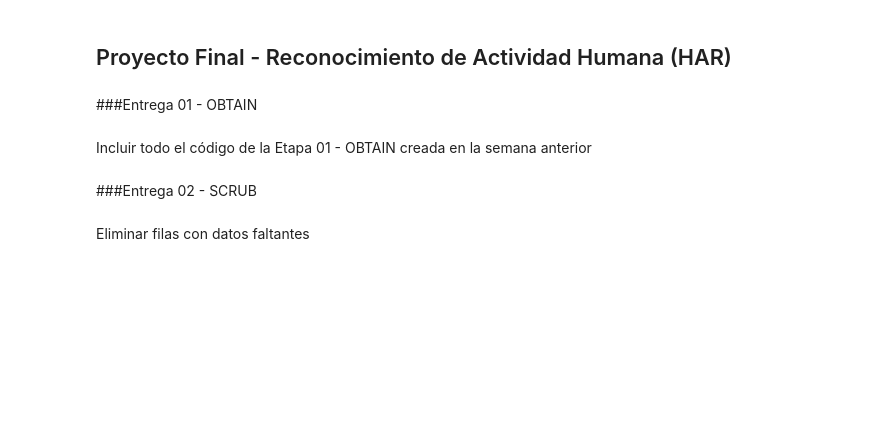
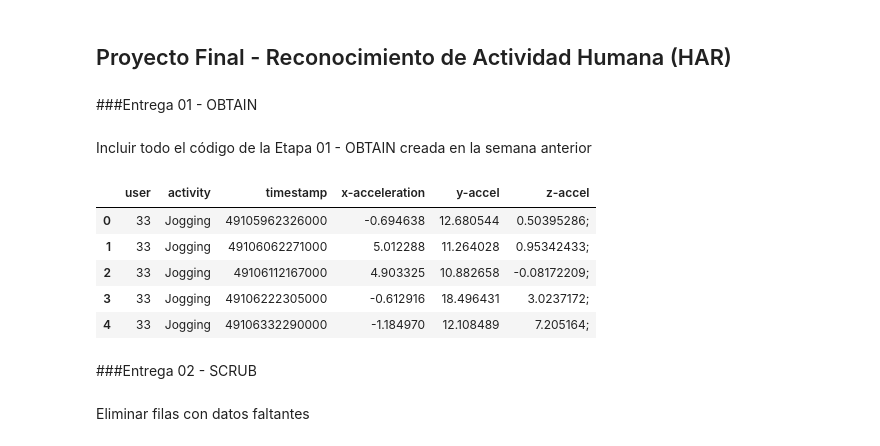
Before and after one commit to Cordero27/Minor-Machine-Learning, a Jupyter notebook: Proyecto Final ML/ Entrega 02 - Scrub/ Entrega_02_Scrub.ipynb, the cells around one changed output. Saved outputs shown, nothing was run; the diff lists cells and outputs as text; code cells hidden in the pictures; blank space fills up the shorter version.

```diff
--- a/Proyecto Final ML/ Entrega 02 - Scrub/ Entrega_02_Scrub.ipynb
+++ b/Proyecto Final ML/ Entrega 02 - Scrub/ Entrega_02_Scrub.ipynb
@@ -12,6 +12,26 @@ from sklearn.preprocessing import StandardScaler, LabelEncoder
 ###Entrega 01 - OBTAIN
 # %% [markdown]
 Incluir todo el código de la Etapa 01 - OBTAIN creada en la semana anterior
+# %%
+#Librerias a utilizar
+import pandas as pd
+
+#Fuente del dataset: https://www.cis.fordham.edu/wisdm/includes/datasets/latest/WISDM_ar_latest.tar.gz
+#Afortunadamente también podemos usar la función de extración de datos para archivos .csv
+#Como este archivo no posee cabeceras, las incorporamos a la hora de leerlo con el parámetro names.
+#Además, como el archivo con los datos posee filas de datos incompletas, recurrimos a ignorarlas para evitar alterar las estadisticas del conjunto con datos externos.
+data = pd.read_csv('https://raw.githubusercontent.com/Cordero27/Minor-Machine-Learning/main/WISDM_ar_v1.1_raw.txt', on_bad_lines='skip',
+                   names=["user","activity","timestamp","x-acceleration","y-accel","z-accel"])
+
+#Observamos el contenido adquirido del archivo .txt
+data.head()
+# %% [output]
+|  | user | activity | timestamp | x-acceleration | y-accel | z-accel |
+| 0 | 33 | Jogging | 49105962326000 | -0.694638 | 12.680544 | 0.50395286; |
+| 1 | 33 | Jogging | 49106062271000 | 5.012288 | 11.264028 | 0.95342433; |
+| 2 | 33 | Jogging | 49106112167000 | 4.903325 | 10.882658 | -0.08172209; |
+| 3 | 33 | Jogging | 49106222305000 | -0.612916 | 18.496431 | 3.0237172; |
+| 4 | 33 | Jogging | 49106332290000 | -1.184970 | 12.108489 | 7.205164; |
 # %% [markdown]
 ###Entrega 02 - SCRUB
 # %% [markdown]
```
Also changed, not shown: parts of 28 cells of this notebook.
